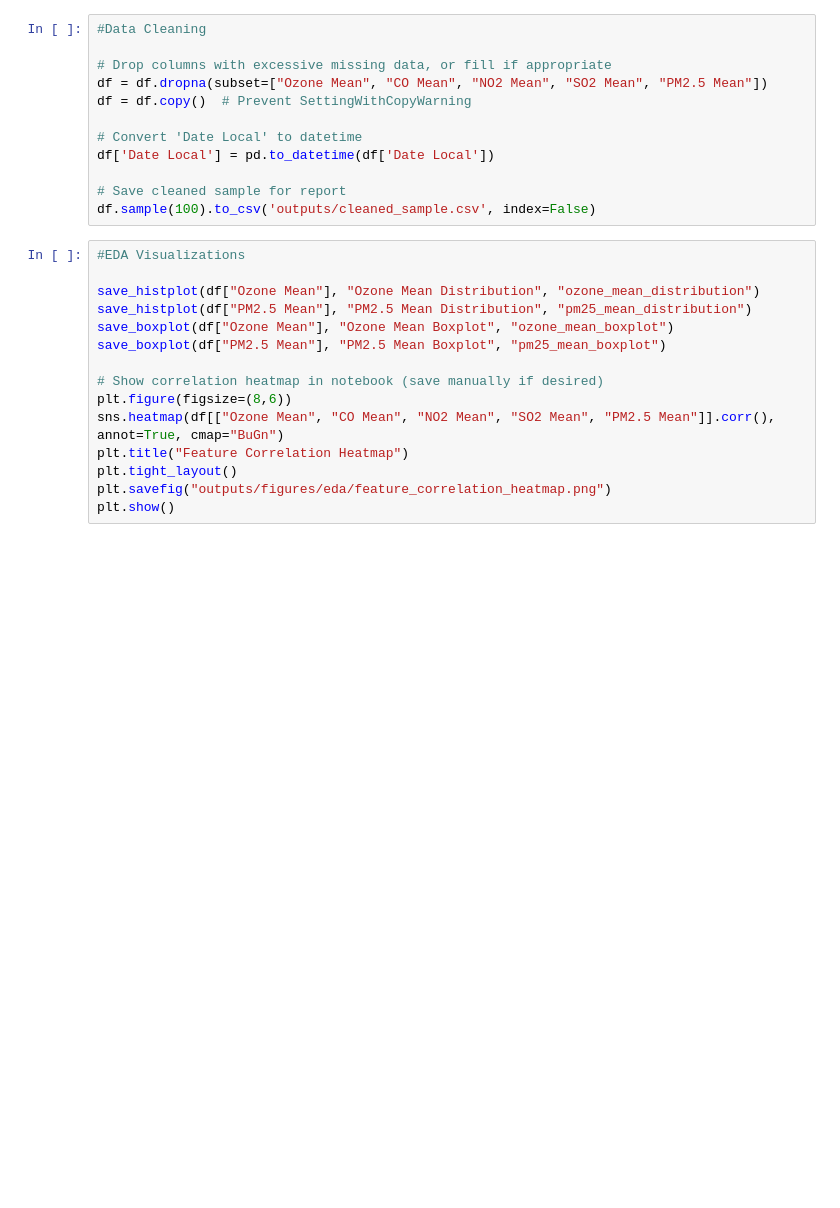
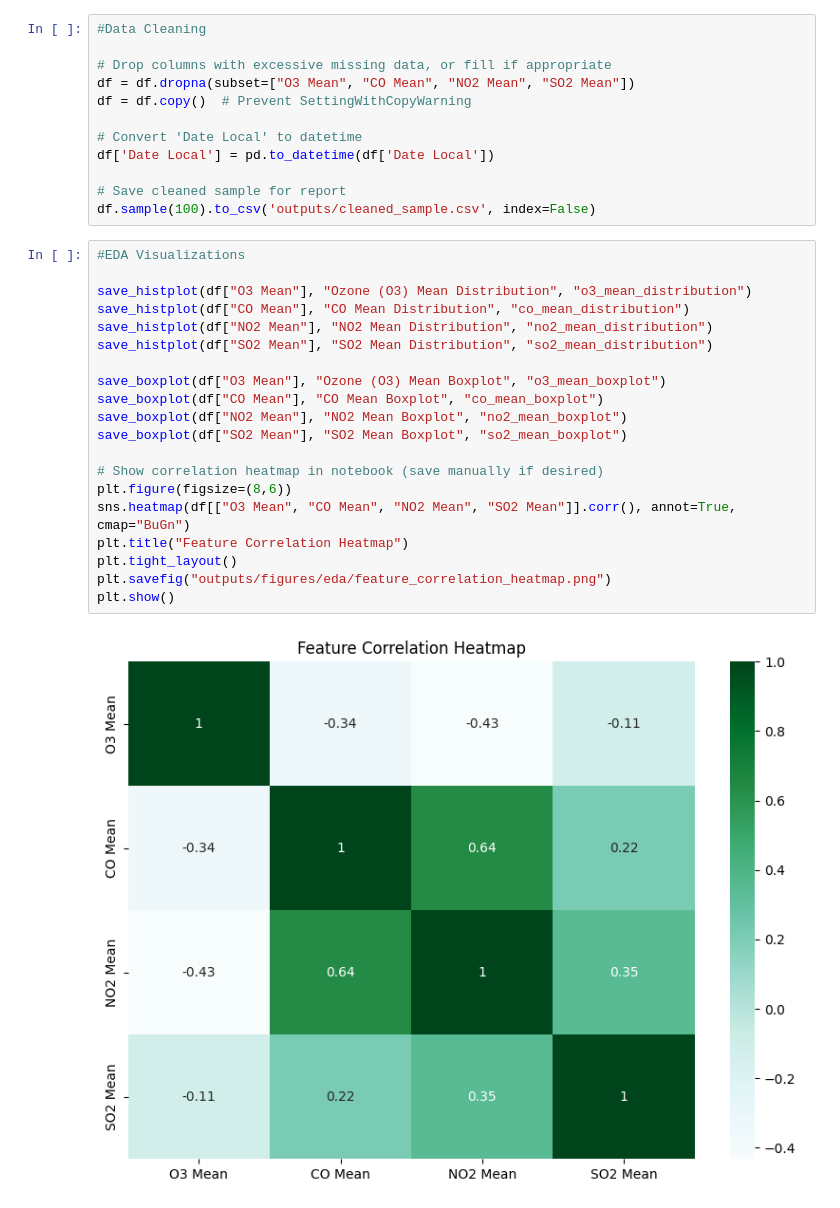
Before and after one commit to Jacob7532/ADS502-US-Air-Pollution-Trends, a Jupyter notebook: notebooks/analysis.ipynb, the cells around one changed output. Saved outputs shown, nothing was run; the diff lists cells and outputs as text; blank space fills up the shorter version.

```diff
--- a/notebooks/analysis.ipynb
+++ b/notebooks/analysis.ipynb
@@ -45,7 +69,7 @@ df.isnull().sum().to_csv('outputs/missing_values_summary.csv')
 #Data Cleaning
 
 # Drop columns with excessive missing data, or fill if appropriate
-df = df.dropna(subset=["Ozone Mean", "CO Mean", "NO2 Mean", "SO2 Mean", "PM2.5 Mean"])
+df = df.dropna(subset=["O3 Mean", "CO Mean", "NO2 Mean", "SO2 Mean"])
 df = df.copy()  # Prevent SettingWithCopyWarning
 
 # Convert 'Date Local' to datetime
@@ -56,18 +80,25 @@ df.sample(100).to_csv('outputs/cleaned_sample.csv', index=False)
 # %%
 #EDA Visualizations
 
-save_histplot(df["Ozone Mean"], "Ozone Mean Distribution", "ozone_mean_distribution")
-save_histplot(df["PM2.5 Mean"], "PM2.5 Mean Distribution", "pm25_mean_distribution")
-save_boxplot(df["Ozone Mean"], "Ozone Mean Boxplot", "ozone_mean_boxplot")
-save_boxplot(df["PM2.5 Mean"], "PM2.5 Mean Boxplot", "pm25_mean_boxplot")
+save_histplot(df["O3 Mean"], "Ozone (O3) Mean Distribution", "o3_mean_distribution")
+save_histplot(df["CO Mean"], "CO Mean Distribution", "co_mean_distribution")
+save_histplot(df["NO2 Mean"], "NO2 Mean Distribution", "no2_mean_distribution")
+save_histplot(df["SO2 Mean"], "SO2 Mean Distribution", "so2_mean_distribution")
+
+save_boxplot(df["O3 Mean"], "Ozone (O3) Mean Boxplot", "o3_mean_boxplot")
+save_boxplot(df["CO Mean"], "CO Mean Boxplot", "co_mean_boxplot")
+save_boxplot(df["NO2 Mean"], "NO2 Mean Boxplot", "no2_mean_boxplot")
+save_boxplot(df["SO2 Mean"], "SO2 Mean Boxplot", "so2_mean_boxplot")
 
 # Show correlation heatmap in notebook (save manually if desired)
 plt.figure(figsize=(8,6))
-sns.heatmap(df[["Ozone Mean", "CO Mean", "NO2 Mean", "SO2 Mean", "PM2.5 Mean"]].corr(), annot=True, cmap="BuGn")
+sns.heatmap(df[["O3 Mean", "CO Mean", "NO2 Mean", "SO2 Mean"]].corr(), annot=True, cmap="BuGn")
 plt.title("Feature Correlation Heatmap")
 plt.tight_layout()
 plt.savefig("outputs/figures/eda/feature_correlation_heatmap.png")
 plt.show()
+# %% [output]
+[figure, added]
 # %%
 #Feature/Target Engineering
 
```
Also changed, not shown: parts of 8 cells of this notebook, 3 other files.
